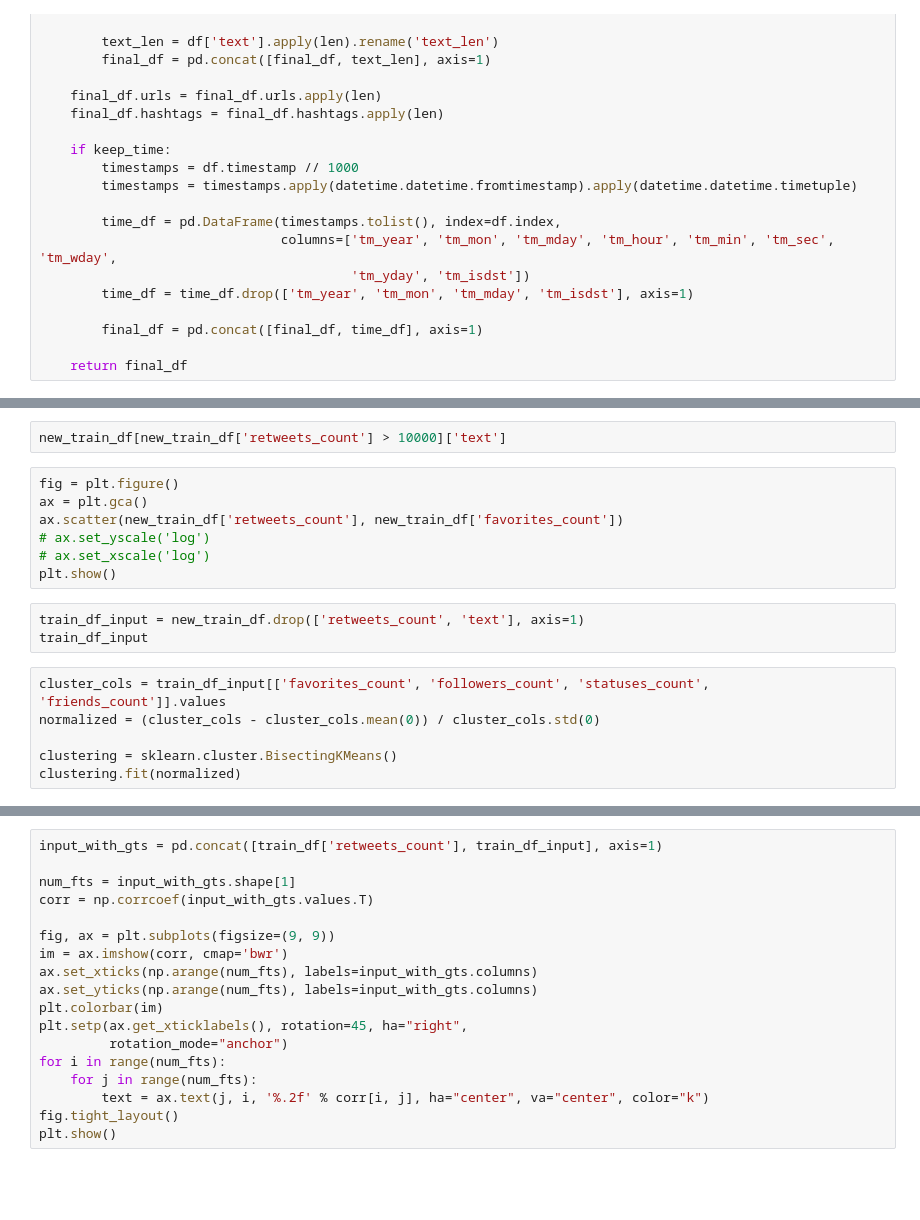
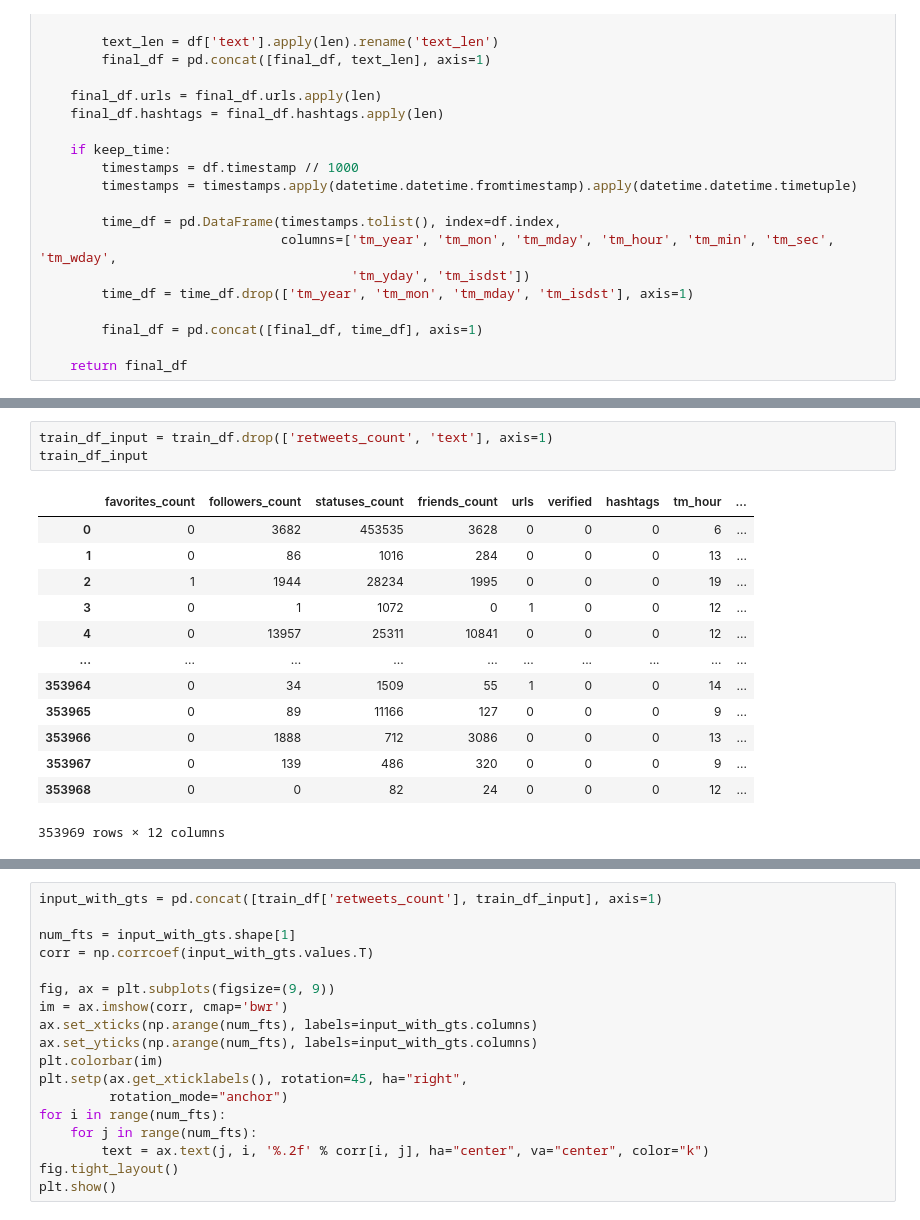
Before and after one commit to caiocj1/retweet-num-prediction, a Jupyter notebook: data_exploration.ipynb, the cells around one changed output, grey strips where cells are left out. Saved outputs shown, nothing was run; the diff lists cells and outputs as text; blank space fills up the shorter version.

```diff
--- a/data_exploration.ipynb
+++ b/data_exploration.ipynb
@@ -135,18 +128,17 @@ plt.show()
-# %%
-new_train_df[new_train_df['retweets_count'] > 10000]['text']
-# %%
-fig = plt.figure()
-ax = plt.gca()
-ax.scatter(new_train_df['retweets_count'], new_train_df['favorites_count'])
-# ax.set_yscale('log')
-# ax.set_xscale('log')
-plt.show()
 # %%
-train_df_input = new_train_df.drop(['retweets_count', 'text'], axis=1)
+train_df_input = train_df.drop(['retweets_count', 'text'], axis=1)
 train_df_input
+# %% [output]
+|  | favorites_count | followers_count | statuses_count | friends_count | urls | verified | hashtags | tm_hour | ... |
+| 0 | 0 | 3682 | 453535 | 3628 | 0 | 0 | 0 | 6 | ... |
+| 1 | 0 | 86 | 1016 | 284 | 0 | 0 | 0 | 13 | ... |
+| 2 | 1 | 1944 | 28234 | 1995 | 0 | 0 | 0 | 19 | ... |
+| 3 | 0 | 1 | 1072 | 0 | 1 | 0 | 0 | 12 | ... |
+| 4 | 0 | 13957 | 25311 | 10841 | 0 | 0 | 0 | 12 | ... |
+| ... | ... | ... | ... | ... | ... | ... | ... | ... | ... |
+| 353964 | 0 | 34 | 1509 | 55 | 1 | 0 | 0 | 14 | ... |
+| 353965 | 0 | 89 | 11166 | 127 | 0 | 0 | 0 | 9 | ... |
+| 353966 | 0 | 1888 | 712 | 3086 | 0 | 0 | 0 | 13 | ... |
+| 353967 | 0 | 139 | 486 | 320 | 0 | 0 | 0 | 9 | ... |
+| 353968 | 0 | 0 | 82 | 24 | 0 | 0 | 0 | 12 | ... |
+353969 rows × 12 columns
-# %%
-cluster_cols = train_df_input[['favorites_count', 'followers_count', 'statuses_count', 'friends_count']].values
-normalized = (cluster_cols - cluster_cols.mean(0)) / cluster_cols.std(0)
-
-clustering = sklearn.cluster.BisectingKMeans()
-clustering.fit(normalized)
```
Also changed, not shown: parts of 14 cells of this notebook, 4 other files.
